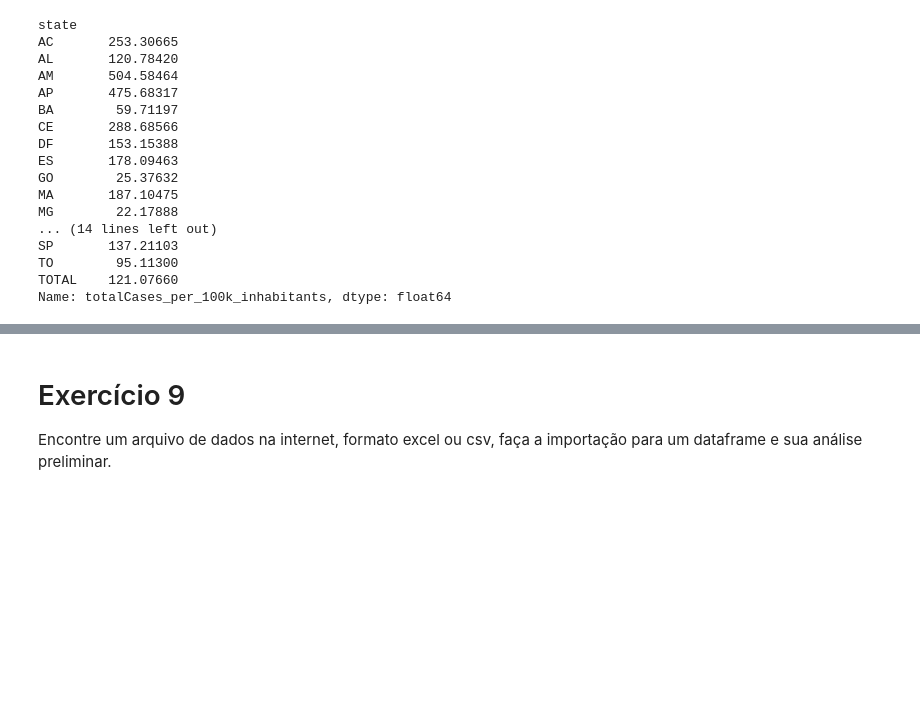
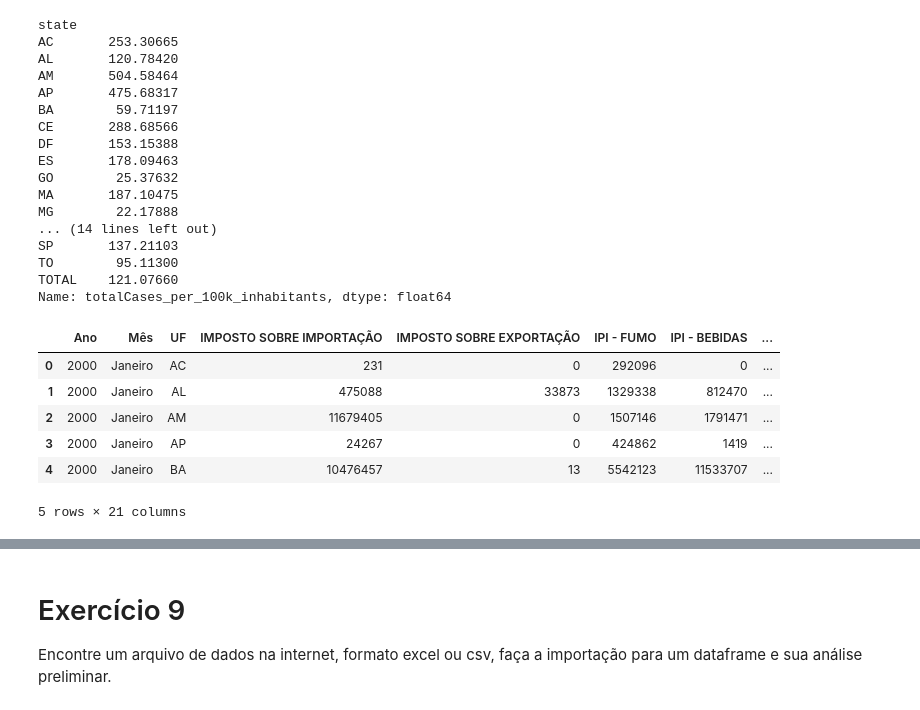
Before and after one commit to J41R0JUNIOR/Materias, a Jupyter notebook: Novas-Tecnologias/atividades/caderno/Jairo-Aula6.ipynb, the cells around one changed output, grey strips where cells are left out. Saved outputs shown, nothing was run; the diff lists cells and outputs as text; code cells hidden in the pictures; blank space fills up the shorter version.

```diff
--- a/Novas-Tecnologias/atividades/caderno/Jairo-Aula6.ipynb
+++ b/Novas-Tecnologias/atividades/caderno/Jairo-Aula6.ipynb
@@ -223,0 +305,10 @@ Name: totalCases_per_100k_inhabitants, dtype: float64
+# %%
+dados.head()
+# %% [output]
+|  | Ano | Mês | UF | IMPOSTO SOBRE IMPORTAÇÃO | IMPOSTO SOBRE EXPORTAÇÃO | IPI - FUMO | IPI - BEBIDAS | ... |
+| 0 | 2000 | Janeiro | AC | 231 | 0 | 292096 | 0 | ... |
+| 1 | 2000 | Janeiro | AL | 475088 | 33873 | 1329338 | 812470 | ... |
+| 2 | 2000 | Janeiro | AM | 11679405 | 0 | 1507146 | 1791471 | ... |
+| 3 | 2000 | Janeiro | AP | 24267 | 0 | 424862 | 1419 | ... |
+| 4 | 2000 | Janeiro | BA | 10476457 | 13 | 5542123 | 11533707 | ... |
+5 rows × 21 columns
```
Also changed, not shown: parts of 13 cells of this notebook, 4 other files.
